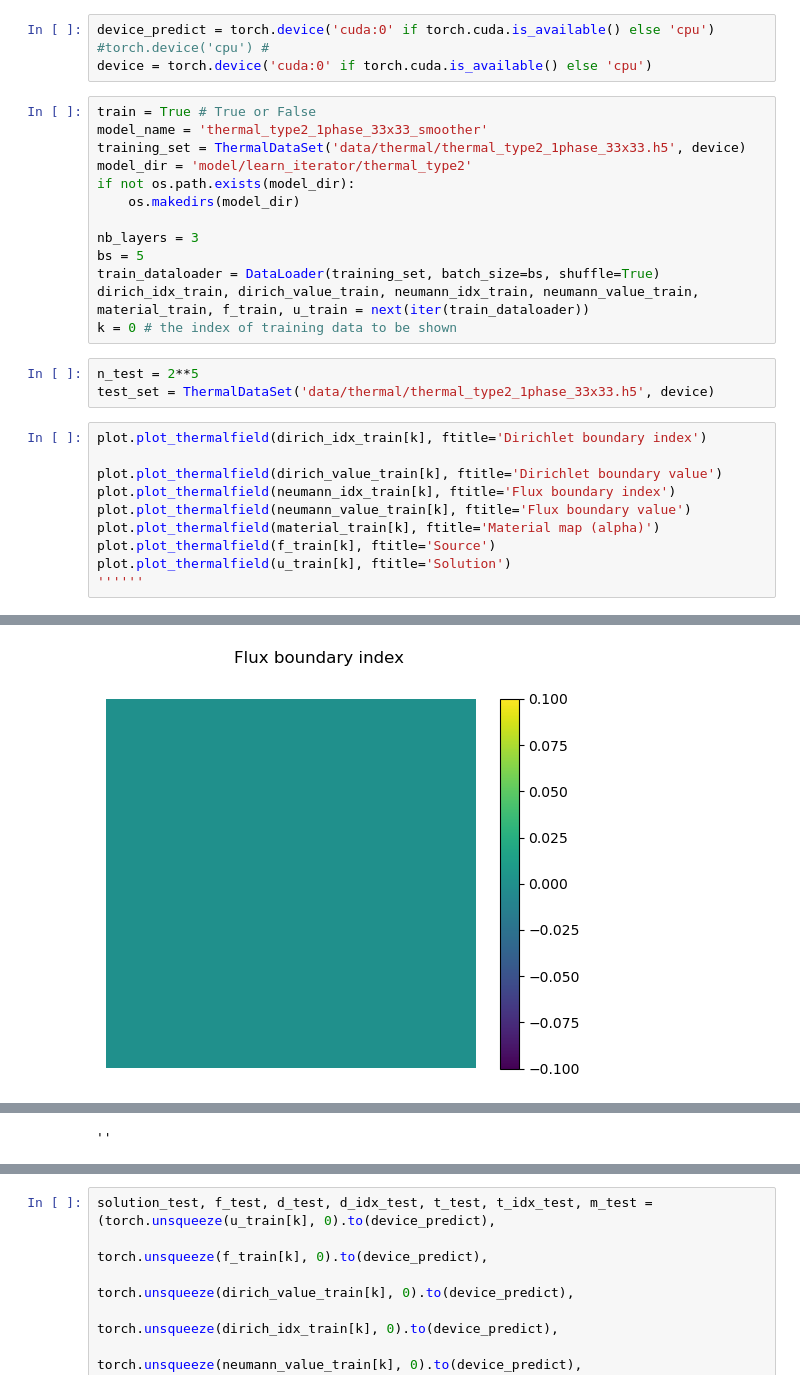
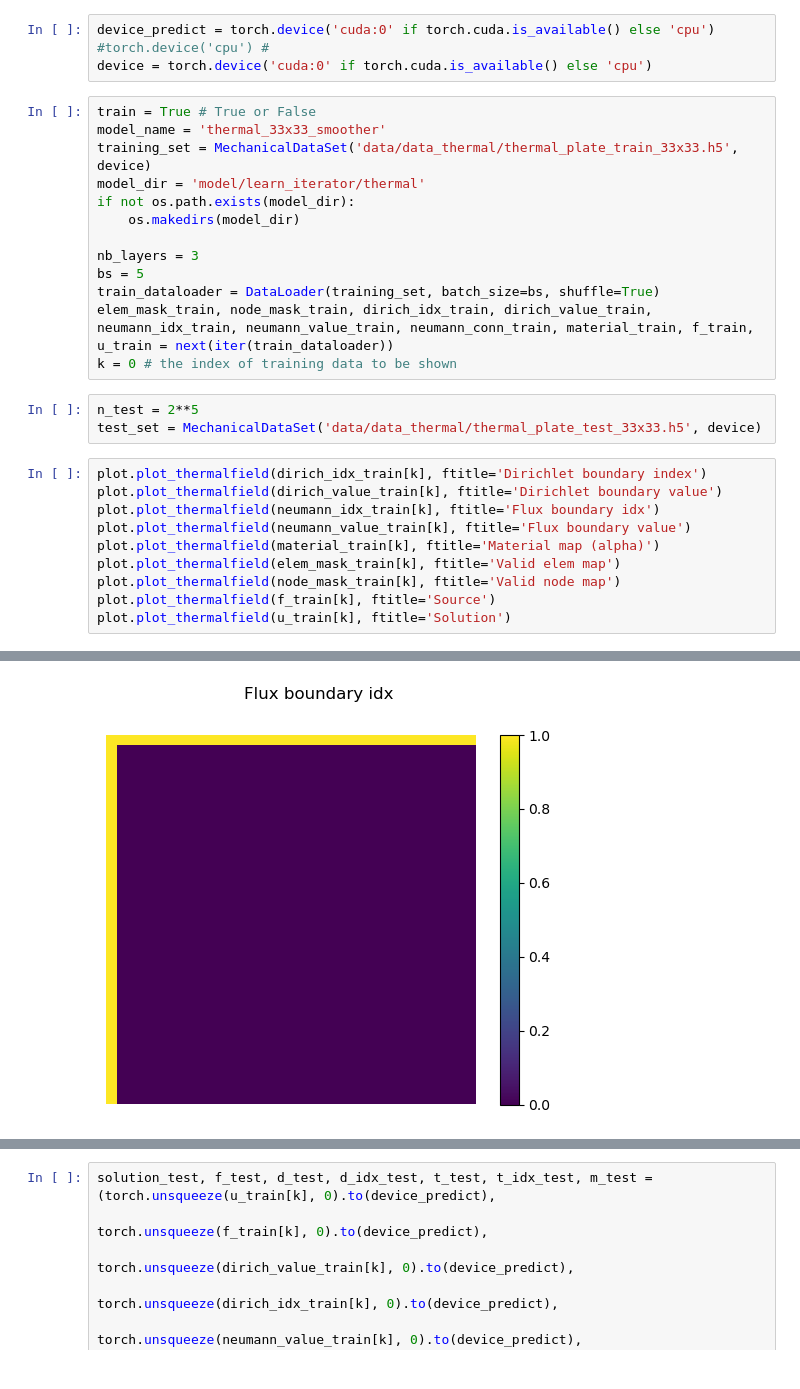
Before and after one commit to ymlasu/MFEA-Net, a Jupyter notebook: MFEANet_thermal_learn.ipynb, the cells around one changed output, grey strips where cells are left out. Cells and saved outputs as stored; diff of their text form.

Commit message:
finished generating thermal dataset

```diff
--- a/MFEANet_thermal_learn.ipynb
+++ b/MFEANet_thermal_learn.ipynb
@@ -44,28 +44,28 @@ device_predict = torch.device('cuda:0' if torch.cuda.is_available() else 'cpu')
 device = torch.device('cuda:0' if torch.cuda.is_available() else 'cpu')
 # %%
 train = True # True or False
-model_name = 'thermal_type2_1phase_33x33_smoother'
-training_set = ThermalDataSet('data/thermal/thermal_type2_1phase_33x33.h5', device)
-model_dir = 'model/learn_iterator/thermal_type2'
+model_name = 'thermal_33x33_smoother'
+training_set = MechanicalDataSet('data/data_thermal/thermal_plate_train_33x33.h5', device)
+model_dir = 'model/learn_iterator/thermal'
 if not os.path.exists(model_dir):
     os.makedirs(model_dir)
 
 nb_layers = 3
 bs = 5
 train_dataloader = DataLoader(training_set, batch_size=bs, shuffle=True)
-dirich_idx_train, dirich_value_train, neumann_idx_train, neumann_value_train, material_train, f_train, u_train = next(iter(train_dataloader))
+elem_mask_train, node_mask_train, dirich_idx_train, dirich_value_train, neumann_idx_train, neumann_value_train, neumann_conn_train, material_train, f_train, u_train = next(iter(train_dataloader))
 k = 0 # the index of training data to be shown
 # %%
 n_test = 2**5
-test_set = ThermalDataSet('data/thermal/thermal_type2_1phase_33x33.h5', device)
+test_set = MechanicalDataSet('data/data_thermal/thermal_plate_test_33x33.h5', device)
 # %%
 plot.plot_thermalfield(dirich_idx_train[k], ftitle='Dirichlet boundary index')
-
 plot.plot_thermalfield(dirich_value_train[k], ftitle='Dirichlet boundary value')
-plot.plot_thermalfield(neumann_idx_train[k], ftitle='Flux boundary index')
+plot.plot_thermalfield(neumann_idx_train[k], ftitle='Flux boundary idx')
 plot.plot_thermalfield(neumann_value_train[k], ftitle='Flux boundary value')
 plot.plot_thermalfield(material_train[k], ftitle='Material map (alpha)')
+plot.plot_thermalfield(elem_mask_train[k], ftitle='Valid elem map')
+plot.plot_thermalfield(node_mask_train[k], ftitle='Valid node map')
 plot.plot_thermalfield(f_train[k], ftitle='Source')
 plot.plot_thermalfield(u_train[k], ftitle='Solution')
-''''''
 # %% [output]
@@ -74 +74 @@ plot.plot_thermalfield(u_train[k], ftitle='Solution')
-[figure, old version]
+[figure, new version]
@@ -79 +78,0 @@ plot.plot_thermalfield(u_train[k], ftitle='Solution')
-''
```
Also changed, not shown: parts of 5 cells of this notebook, 8 other files.
